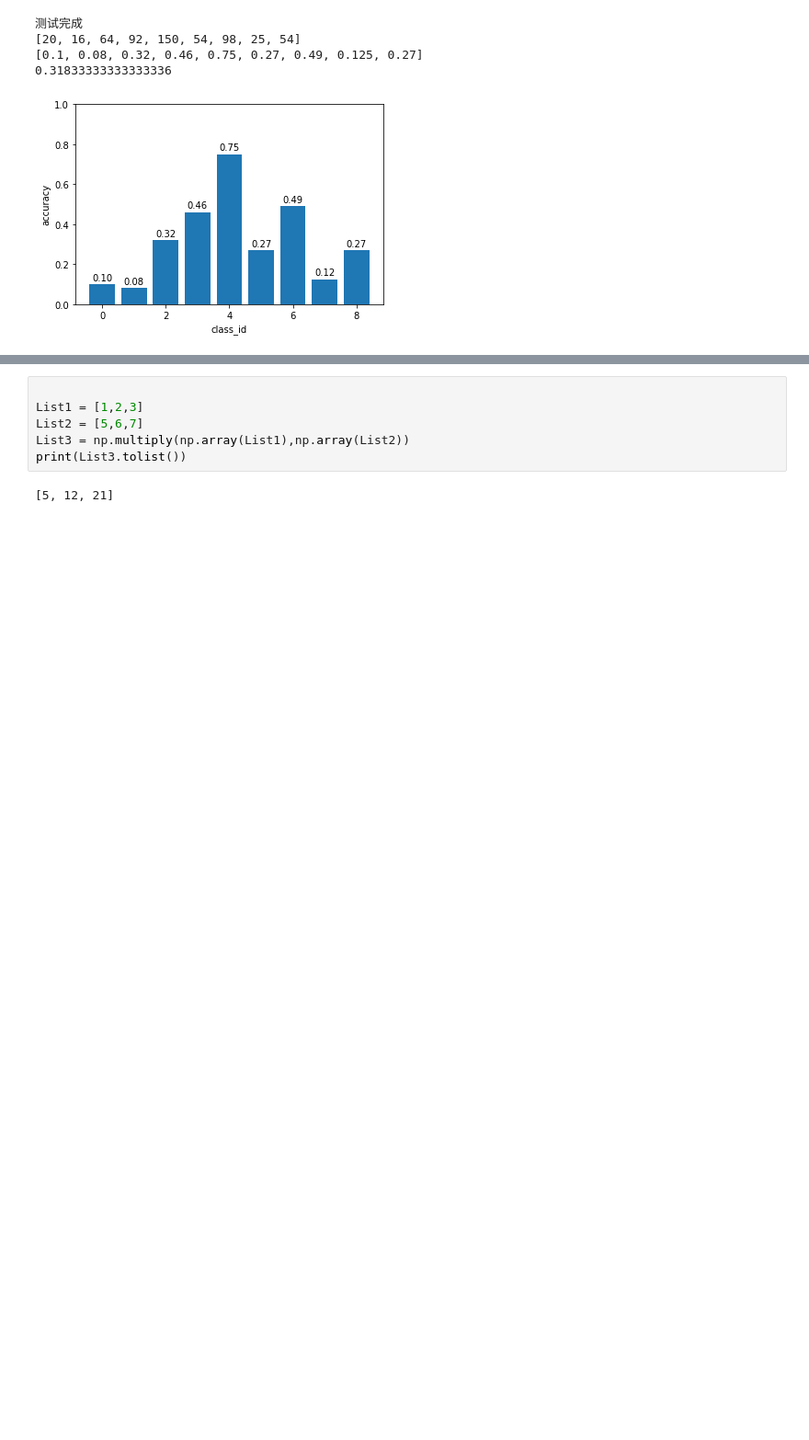
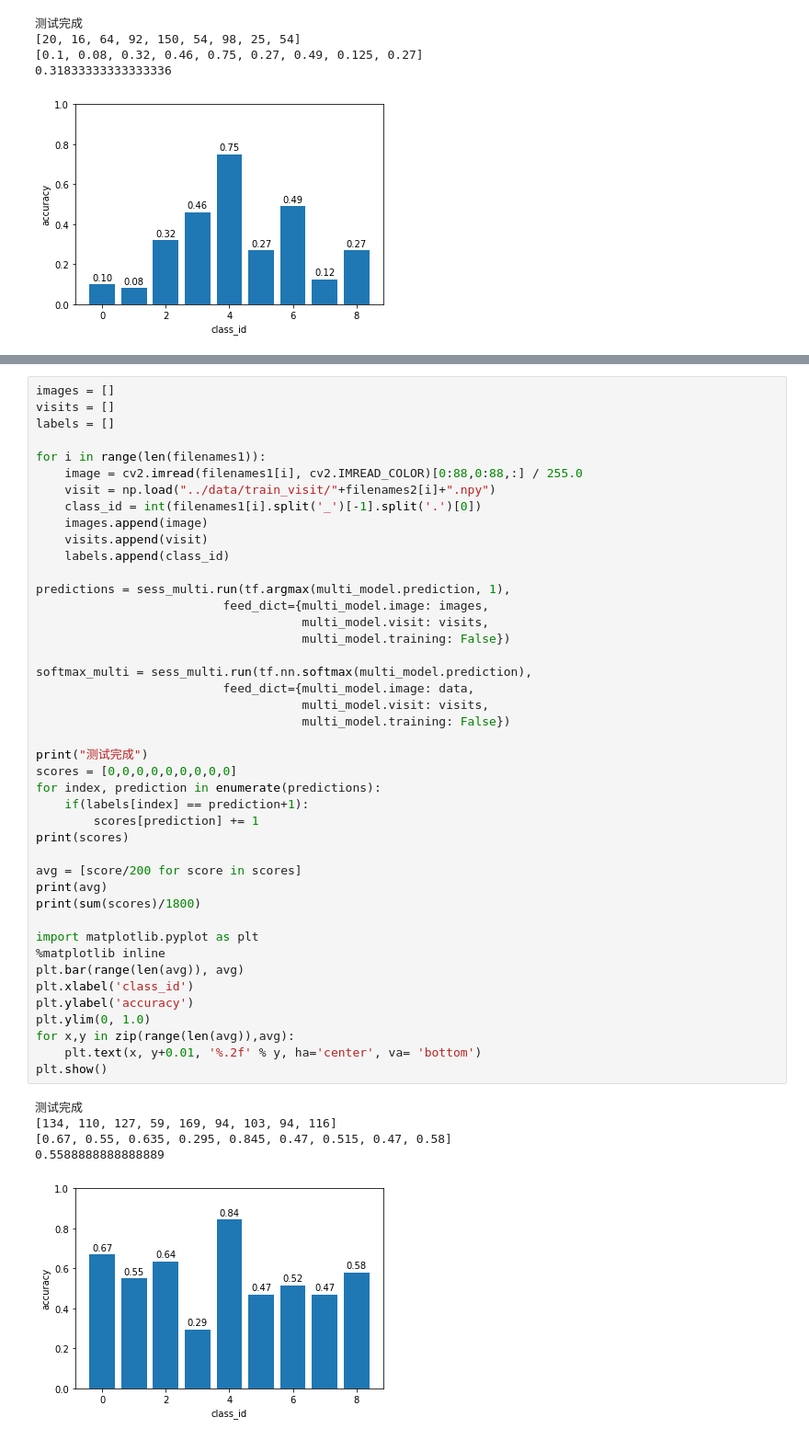
Before and after one commit to czczup/GFRecognition, a Jupyter notebook: code/test_train_valid.ipynb, the cells around one changed output, grey strips where cells are left out. Shown: that part at 92% size. Saved outputs shown, nothing was run; the diff lists cells and outputs as text; blank space fills up the shorter version.

```diff
--- a/code/test_train_valid.ipynb
+++ b/code/test_train_valid.ipynb
@@ -191,8 +207,49 @@ plt.show()
-# %%
-
-List1 = [1,2,3]
-List2 = [5,6,7]
-List3 = np.multiply(np.array(List1),np.array(List2))
-print(List3.tolist())
-# %% [output]
-[5, 12, 21]
+# %%
+images = []
+visits = []
+labels = []
+
+for i in range(len(filenames1)):
+    image = cv2.imread(filenames1[i], cv2.IMREAD_COLOR)[0:88,0:88,:] / 255.0
+    visit = np.load("../data/train_visit/"+filenames2[i]+".npy")
+    class_id = int(filenames1[i].split('_')[-1].split('.')[0])
+    images.append(image)
+    visits.append(visit)
+    labels.append(class_id)
+
+predictions = sess_multi.run(tf.argmax(multi_model.prediction, 1),
+                          feed_dict={multi_model.image: images,
+                                     multi_model.visit: visits,
+                                     multi_model.training: False})
+
+softmax_multi = sess_multi.run(tf.nn.softmax(multi_model.prediction),
+                          feed_dict={multi_model.image: data,
+                                     multi_model.visit: visits,
+                                     multi_model.training: False})
+
+print("测试完成")
+scores = [0,0,0,0,0,0,0,0,0]
+for index, prediction in enumerate(predictions):
+    if(labels[index] == prediction+1):
+        scores[prediction] += 1
+print(scores)
+
+avg = [score/200 for score in scores]
+print(avg)
+print(sum(scores)/1800)
+
+import matplotlib.pyplot as plt
+%matplotlib inline
+plt.bar(range(len(avg)), avg)
+plt.xlabel('class_id')
+plt.ylabel('accuracy')
+plt.ylim(0, 1.0)
+for x,y in zip(range(len(avg)),avg):
+    plt.text(x, y+0.01, '%.2f' % y, ha='center', va= 'bottom')
+plt.show()
+# %% [output]
+测试完成
+[134, 110, 127, 59, 169, 94, 103, 94, 116]
+[0.67, 0.55, 0.635, 0.295, 0.845, 0.47, 0.515, 0.47, 0.58]
+0.5588888888888889
+[figure, added]
```
Also changed, not shown: parts of 4 cells of this notebook, 2 other files.
